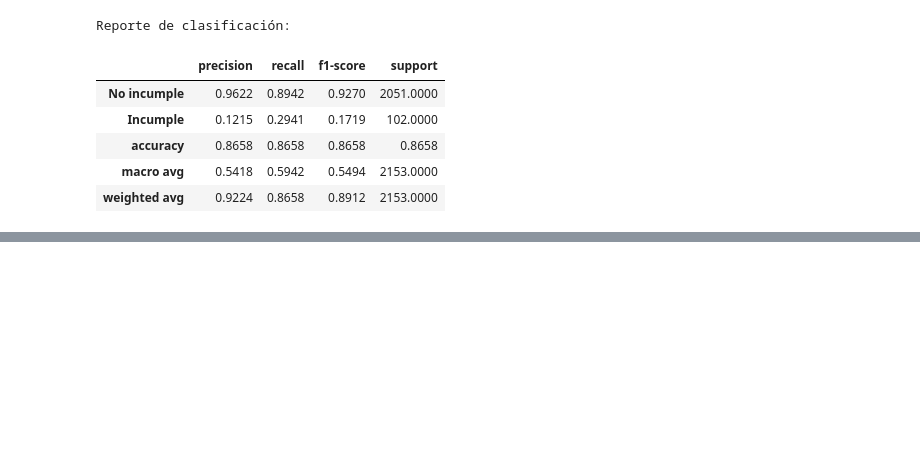
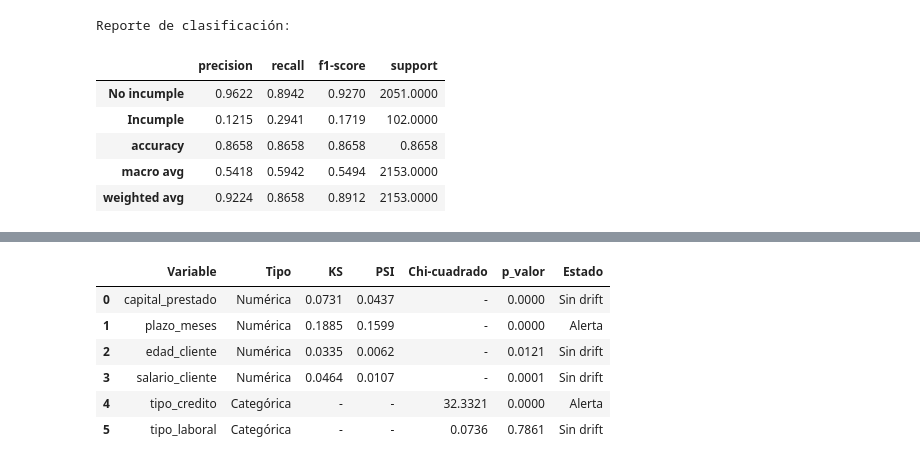
Before and after one commit to Diiimas/mlops_pipeline, a Jupyter notebook: src/comprension_eda.ipynb, the cells around one changed output, grey strips where cells are left out. Drawn from its saved outputs; the diff is of its cells as text; code cells hidden in the pictures; blank space fills up the shorter version.

```diff
--- a/src/comprension_eda.ipynb
+++ b/src/comprension_eda.ipynb
@@ -3960,0 +4039,26 @@ Reporte de clasificación:
+# %%
+# Detección de data drift entre el período de referencia y el período actual
+
+resultados_drift = detectar_data_drift(
+    datos_referencia=datos_referencia,
+    datos_actuales=datos_actuales,
+    variables_numericas=variables_numericas,
+    variables_categoricas=variables_categoricas
+)
+
+display(
+    resultados_drift.style.format({
+        "KS": "{:.4f}",
+        "PSI": "{:.4f}",
+        "Chi-cuadrado": "{:.4f}",
+        "p_valor": "{:.4f}"
+    }, na_rep="-")
+)
+# %% [output]
+|  | Variable | Tipo | KS | PSI | Chi-cuadrado | p_valor | Estado |
+| 0 | capital_prestado | Numérica | 0.0731 | 0.0437 | - | 0.0000 | Sin drift |
+| 1 | plazo_meses | Numérica | 0.1885 | 0.1599 | - | 0.0000 | Alerta |
+| 2 | edad_cliente | Numérica | 0.0335 | 0.0062 | - | 0.0121 | Sin drift |
+| 3 | salario_cliente | Numérica | 0.0464 | 0.0107 | - | 0.0001 | Sin drift |
+| 4 | tipo_credito | Categórica | - | - | 32.3321 | 0.0000 | Alerta |
+| 5 | tipo_laboral | Categórica | - | - | 0.0736 | 0.7861 | Sin drift |
```
Also changed, not shown: parts of 5 cells of this notebook, 5 other files.
